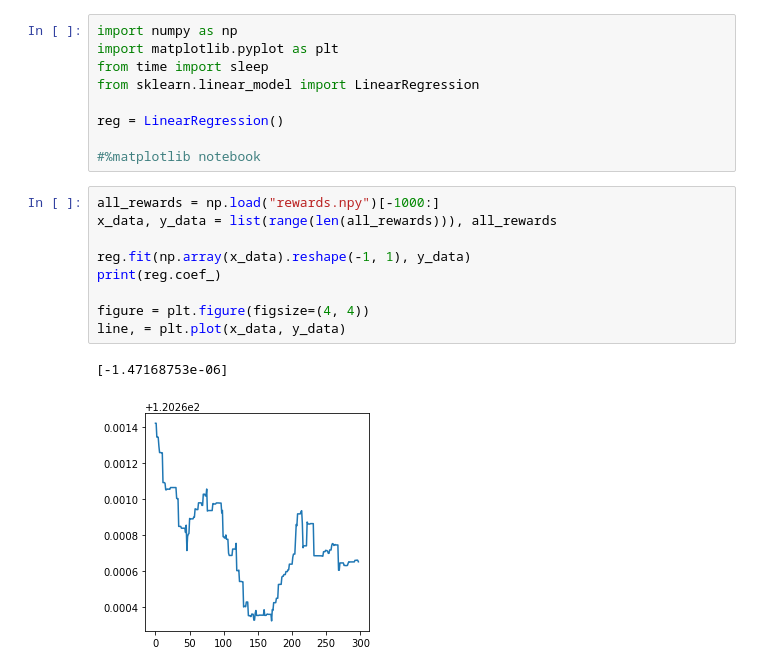
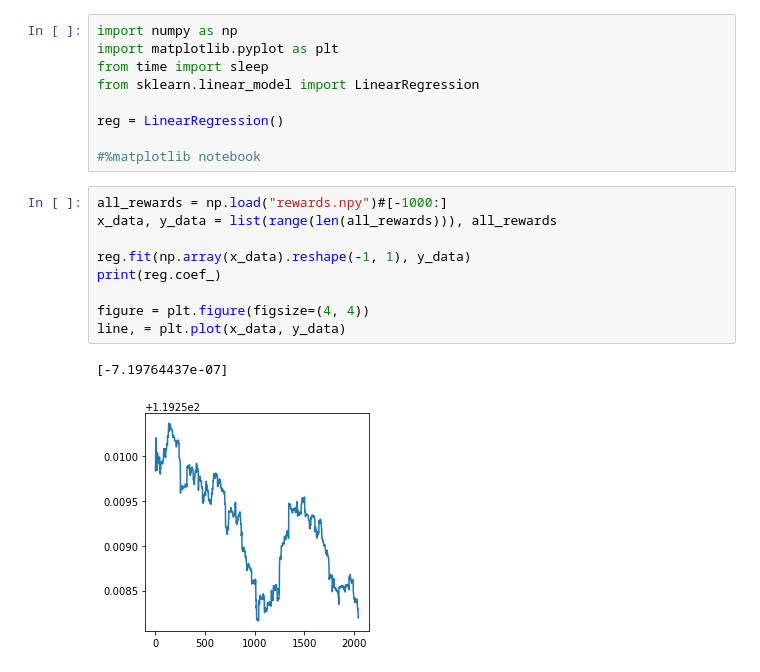
Before and after one commit to pinnertw/map556, a Jupyter notebook: challenge2/peng-wei/Monitor.ipynb, the cells around one changed output. Drawn from its saved outputs; the diff is of its cells as text.

```diff
--- a/challenge2/peng-wei/Monitor.ipynb
+++ b/challenge2/peng-wei/Monitor.ipynb
@@ -8,17 +37,17 @@ reg = LinearRegression()
 
 #%matplotlib notebook
 # %%
-all_rewards = np.load("rewards.npy")[-1000:]
+all_rewards = np.load("rewards.npy")#[-1000:]
 x_data, y_data = list(range(len(all_rewards))), all_rewards
 
 reg.fit(np.array(x_data).reshape(-1, 1), y_data)
 print(reg.coef_)
 
 figure = plt.figure(figsize=(4, 4))
 line, = plt.plot(x_data, y_data)
 # %% [output]
-[-1.47168753e-06]
+[-7.19764437e-07]
-[figure, old version]
+[figure, new version]
 # %%
 from matplotlib import pyplot
 from matplotlib.animation import FuncAnimation
```
Also changed, not shown: parts of 3 cells of this notebook, 16 other files.
